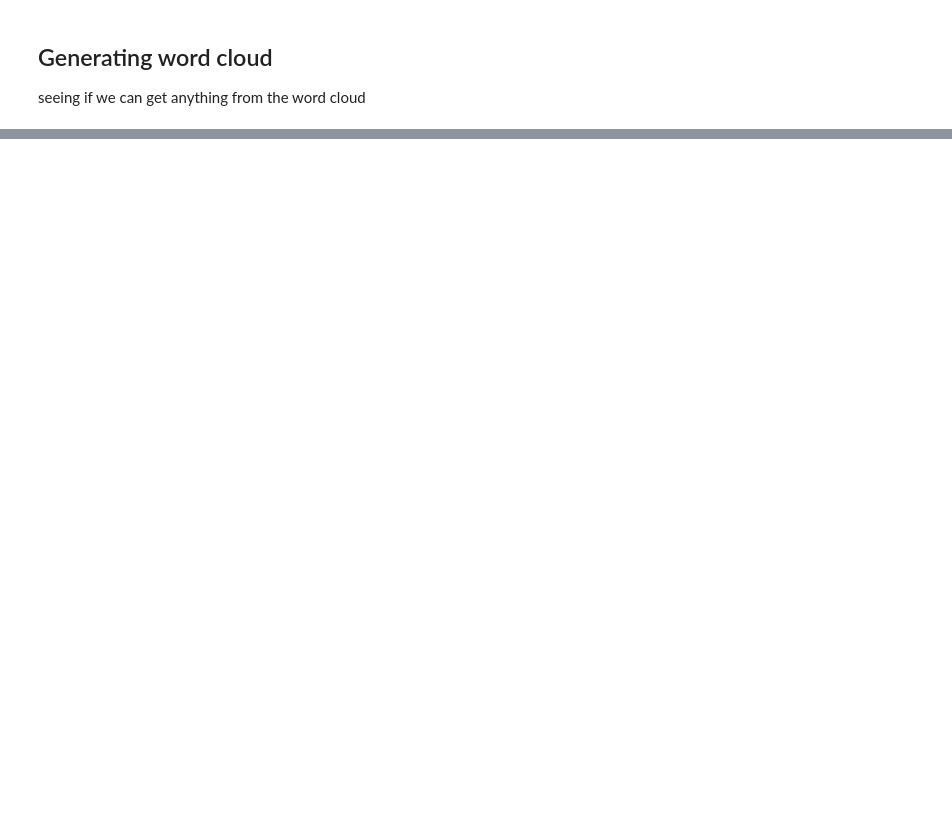
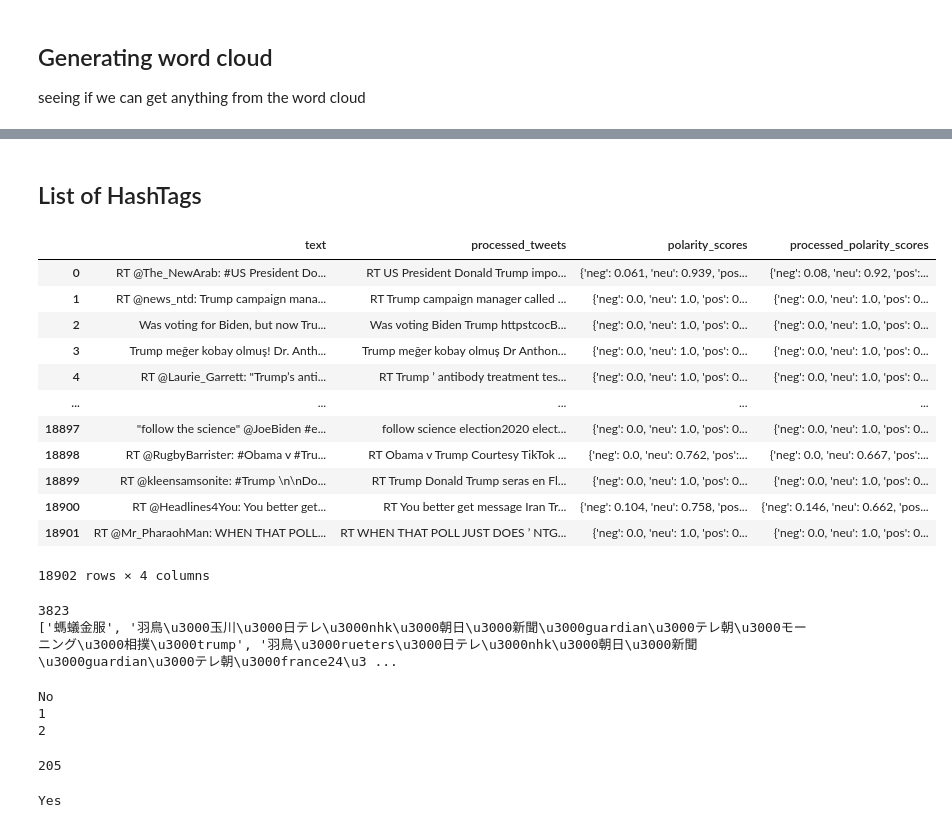
Before and after one commit to IS4152/2020-01_IS4152-twitter, a Jupyter notebook: Data_Preprocessing_and_cleaning.ipynb, the cells around one changed output, grey strips where cells are left out. Drawn from its saved outputs; the diff is of its cells as text; code cells hidden in the pictures; blank space fills up the shorter version.

```diff
--- a/Data_Preprocessing_and_cleaning.ipynb
+++ b/Data_Preprocessing_and_cleaning.ipynb
@@ -271,0 +282,80 @@ plt.show()
+# %% [markdown]
+## List of HashTags
+# %%
+trump_text
+# %% [output]
+|  | text | processed_tweets | polarity_scores | processed_polarity_scores |
+| 0 | RT @The_NewArab: #US President Do... | RT US President Donald Trump impo... | {'neg': 0.061, 'neu': 0.939, 'pos... | {'neg': 0.08, 'neu': 0.92, 'pos':... |
+| 1 | RT @news_ntd: Trump campaign mana... | RT Trump campaign manager called ... | {'neg': 0.0, 'neu': 1.0, 'pos': 0... | {'neg': 0.0, 'neu': 1.0, 'pos': 0... |
+| 2 | Was voting for Biden, but now Tru... | Was voting Biden Trump httpstcocB... | {'neg': 0.0, 'neu': 1.0, 'pos': 0... | {'neg': 0.0, 'neu': 1.0, 'pos': 0... |
+| 3 | Trump meğer kobay olmuş! Dr. Anth... | Trump meğer kobay olmuş Dr Anthon... | {'neg': 0.0, 'neu': 1.0, 'pos': 0... | {'neg': 0.0, 'neu': 1.0, 'pos': 0... |
+| 4 | RT @Laurie_Garrett: "Trump’s anti... | RT Trump ’ antibody treatment tes... | {'neg': 0.0, 'neu': 1.0, 'pos': 0... | {'neg': 0.0, 'neu': 1.0, 'pos': 0... |
+| ... | ... | ... | ... | ... |
+| 18897 | "follow the science" @JoeBiden #e... | follow science election2020 elect... | {'neg': 0.0, 'neu': 1.0, 'pos': 0... | {'neg': 0.0, 'neu': 1.0, 'pos': 0... |
+| 18898 | RT @RugbyBarrister: #Obama v #Tru... | RT Obama v Trump Courtesy TikTok ... | {'neg': 0.0, 'neu': 0.762, 'pos':... | {'neg': 0.0, 'neu': 0.667, 'pos':... |
+| 18899 | RT @kleensamsonite: #Trump \n\nDo... | RT Trump Donald Trump seras en Fl... | {'neg': 0.0, 'neu': 1.0, 'pos': 0... | {'neg': 0.0, 'neu': 1.0, 'pos': 0... |
+| 18900 | RT @Headlines4You: You better get... | RT You better get message Iran Tr... | {'neg': 0.104, 'neu': 0.758, 'pos... | {'neg': 0.146, 'neu': 0.662, 'pos... |
+| 18901 | RT @Mr_PharaohMan: WHEN THAT POLL... | RT WHEN THAT POLL JUST DOES ’ NTG... | {'neg': 0.0, 'neu': 1.0, 'pos': 0... | {'neg': 0.0, 'neu': 1.0, 'pos': 0... |
+18902 rows × 4 columns
+# %%
+import re
+
+numberOfHashTags = 0
+htDict = {}
+
+for text in trump_text["text"]:
+    splitted = re.split(' +',text)
+    for s in splitted:
+        s = s.lower()
+        s = s.strip()
+        s = s.replace(".","")
+        s = s.replace(",","")
+        s = s.replace("'s","")
+        s = s.replace("…","")
+        s = s.replace("-","")
+        s = s.replace("_","")
+        rep = s.replace("’s","")
+        if len(rep) == 0:
+            continue
+        if rep[0] == "#":
+            rep = rep.replace("#","")
+            if len(rep) == 2 or rep.isspace() or "http" in rep:
+                continue
+            if rep[0:] in htDict:
+                htDict[rep[0:]] = htDict[rep[0:]] + 1
+            else:
+                htDict[rep[0:]] = 1
+import heapq
+print(len(htDict))
+tenHighest = heapq.nlargest(300,htDict)
+print(tenHighest)
+#for key, value in htDict.items():
+#    print("{} : {}".format(key,value) )
+# %% [output]
+3823
+['螞蟻金服', '羽鳥\u3000玉川\u3000日テレ\u3000nhk\u3000朝日\u3000新聞\u3000guardian\u3000テレ朝\u3000モーニング\u3000相撲\u3000trump', '羽鳥\u3000rueters\u3000日テレ\u3000nhk\u3000朝日\u3000新聞\u3000guardian\u3000テレ朝\u3000france24\u3 ...
+# %%
+hashTagDictionary = {}
+if "Red" in hashTagDictionary:
+    print("Yes")
+else:
+    print("No")
+    hashTagDictionary["Red"] = 1
+print(hashTagDictionary["Red"])
+if "Red" in hashTagDictionary:
+    hashTagDictionary["Red"] = hashTagDictionary["Red"] + 1
+print(hashTagDictionary["Red"])
+# %% [output]
+No
+1
+2
+# %%
+htDict["trump’s"]
+# %% [output]
+205
+# %%
+d = "https"
+if d[0:4] == "http":
+    print("Yes")
+# %% [output]
+Yes
```
Also changed, not shown: parts of 11 cells of this notebook, 18 other files.
